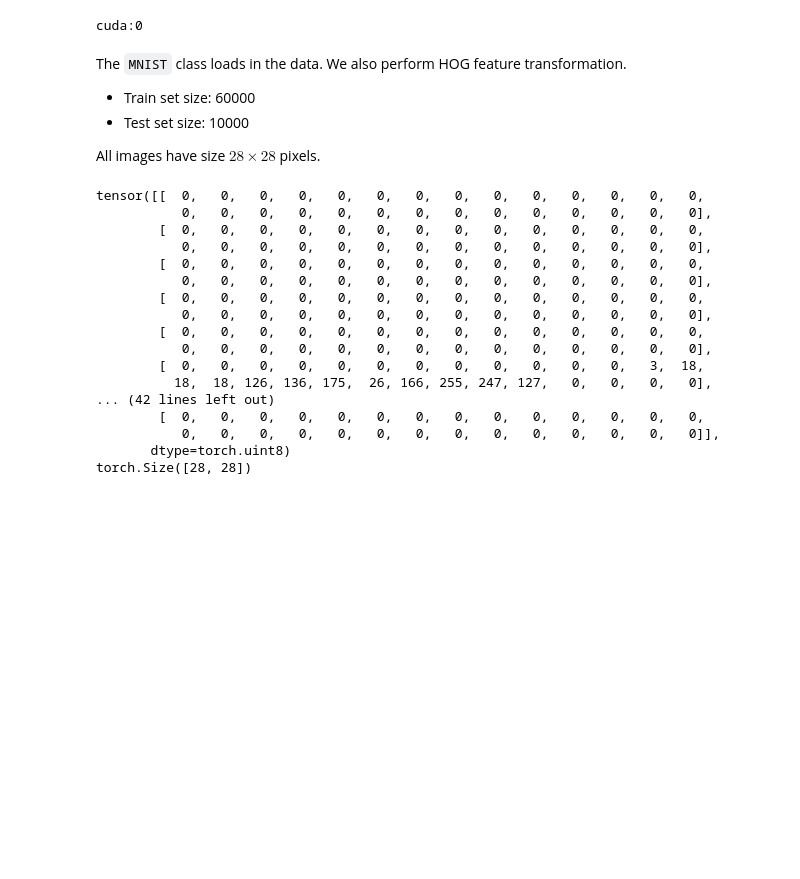
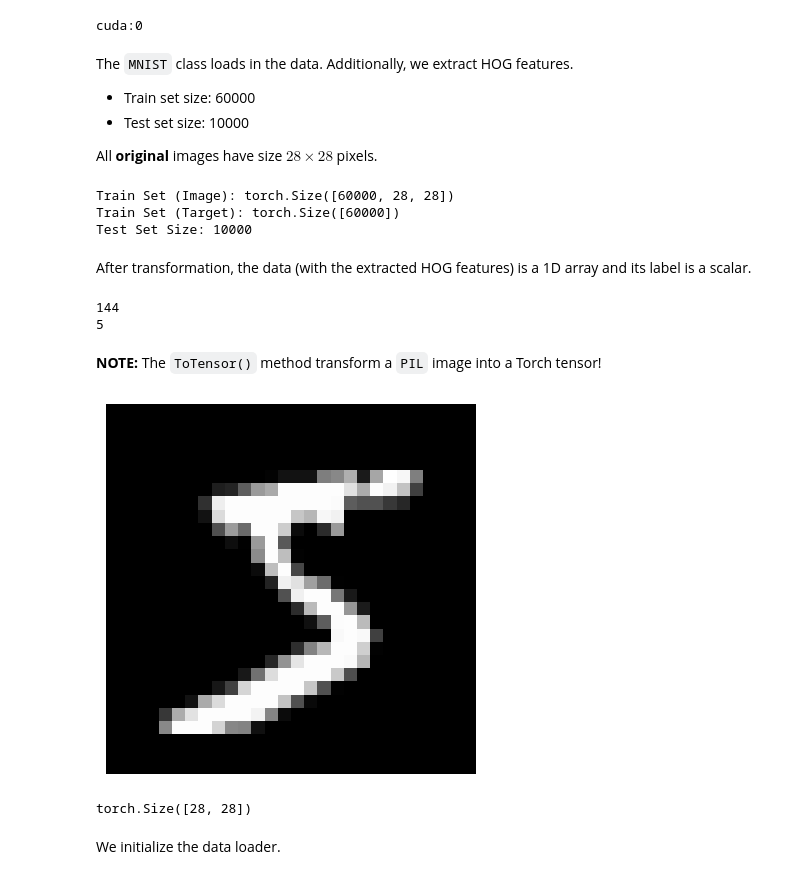
Before and after one commit to fongc123/notes, a Jupyter notebook: src/machine learning/hog_mnist.ipynb, the cells around one changed output. Drawn from its saved outputs; the diff is of its cells as text; code cells hidden in the pictures; blank space fills up the shorter version.

```diff
--- a/src/machine learning/hog_mnist.ipynb
+++ b/src/machine learning/hog_mnist.ipynb
@@ -29,38 +29,46 @@ print(device)
 # %% [output]
 cuda:0
 # %% [markdown]
-The `MNIST` class loads in the data. We also perform HOG feature transformation.
+The `MNIST` class loads in the data. Additionally, we extract HOG features.
 - Train set size: 60000
 - Test set size: 10000
 
-All images have size $28\times 28$ pixels.
+All **original** images have size $28\times 28$ pixels.
 # %%
 # load datasets and transform to tensors
 # mnist_train = MNIST("./data/", download = True, transform = transforms.ToTensor())
-mnist_train = MNIST("./data/", download = True, transform = apply_hog)
-mnist_test = MNIST("./data/", train = False, download = True, transform = transforms.ToTensor())
+mnist_train = MNIST("./data/", download = True, transform = transforms.Lambda(apply_hog))
+mnist_test = MNIST("./data/", train = False, download = True, transform = transforms.Lambda(apply_hog))
+
+print("Train Set (Image):", mnist_train.data.shape)
+print("Train Set (Target):", mnist_train.targets.shape)
+print("Test Set Size:", len(mnist_test))
+# %% [output]
+Train Set (Image): torch.Size([60000, 28, 28])
+Train Set (Target): torch.Size([60000])
+Test Set Size: 10000
+# %% [markdown]
+After transformation, the data (with the extracted HOG features) is a 1D array and its label is a scalar.
+# %%
+print(len(mnist_train[0][0]))
+print(mnist_train[0][1])
+# %% [output]
+144
+5
+# %% [markdown]
+**NOTE:** The `ToTensor()` method transform a `PIL` image into a Torch tensor!
 # %%
 # sample first image
 sample_image = mnist_train.data[0, :, :]
 sample_target = mnist_train.targets[0]
 
-print(sample_image)
+plt.imshow(sample_image, cmap = "gray")
+plt.axis("off")
+plt.show()
+
 print(sample_image.shape)
 # %% [output]
+[figure, added]
-tensor([[  0,   0,   0,   0,   0,   0,   0,   0,   0,   0,   0,   0,   0,   0,
-           0,   0,   0,   0,   0,   0,   0,   0,   0,   0,   0,   0,   0,   0],
-        [  0,   0,   0,   0,   0,   0,   0,   0,   0,   0,   0,   0,   0,   0,
-           0,   0,   0,   0,   0,   0,   0,   0,   0,   0,   0,   0,   0,   0],
-        [  0,   0,   0,   0,   0,   0,   0,   0,   0,   0,   0,   0,   0,   0,
-           0,   0,   0,   0,   0,   0,   0,   0,   0,   0,   0,   0,   0,   0],
-        [  0,   0,   0,   0,   0,   0,   0,   0,   0,   0,   0,   0,   0,   0,
-           0,   0,   0,   0,   0,   0,   0,   0,   0,   0,   0,   0,   0,   0],
-        [  0,   0,   0,   0,   0,   0,   0,   0,   0,   0,   0,   0,   0,   0,
-           0,   0,   0,   0,   0,   0,   0,   0,   0,   0,   0,   0,   0,   0],
-        [  0,   0,   0,   0,   0,   0,   0,   0,   0,   0,   0,   0,   3,  18,
-          18,  18, 126, 136, 175,  26, 166, 255, 247, 127,   0,   0,   0,   0],
-... (42 lines left out)
-        [  0,   0,   0,   0,   0,   0,   0,   0,   0,   0,   0,   0,   0,   0,
-           0,   0,   0,   0,   0,   0,   0,   0,   0,   0,   0,   0,   0,   0]],
-       dtype=torch.uint8)
 torch.Size([28, 28])
+# %% [markdown]
+We initialize the data loader.
```
Also changed, not shown: parts of 6 cells of this notebook, 1 other file.
